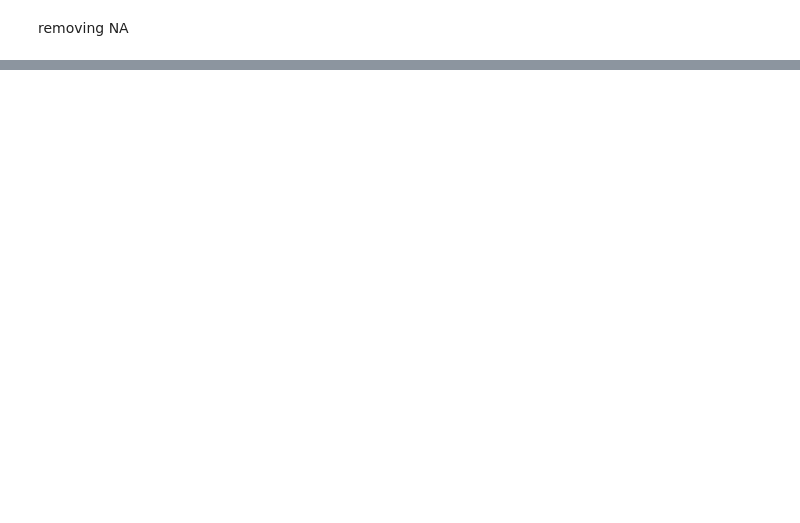
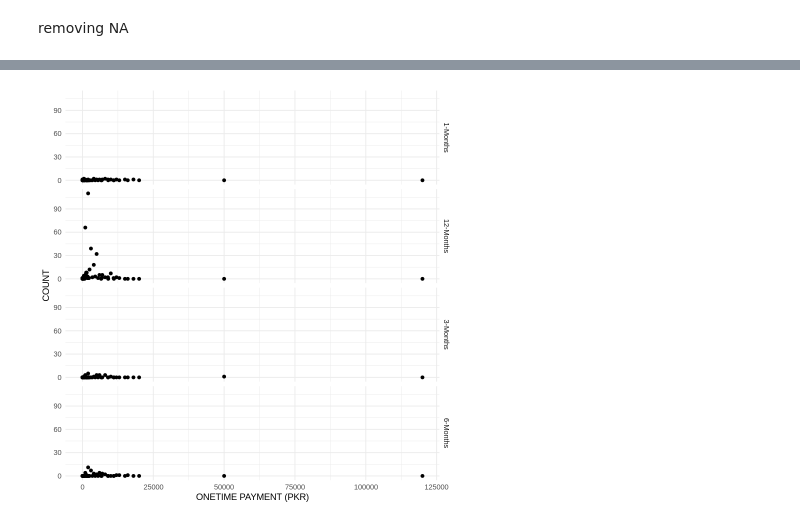
Before and after one commit to patternproject/r.sb.gtm1, a Jupyter notebook: Survey_IT2_RecurringPayment_v1.ipynb, the cells around one changed output, grey strips where cells are left out. Drawn from its saved outputs; the diff is of its cells as text; code cells hidden in the pictures; blank space fills up the shorter version.

```diff
--- a/Survey_IT2_RecurringPayment_v1.ipynb
+++ b/Survey_IT2_RecurringPayment_v1.ipynb
@@ -63,0 +98,5 @@ b + geom_point()+
+# %%
+# Split in vertical direction
+p1 + facet_grid(method_f ~ .)
+# %% [output]
+[figure, added]
```
Also changed, not shown: parts of 32 cells of this notebook.
